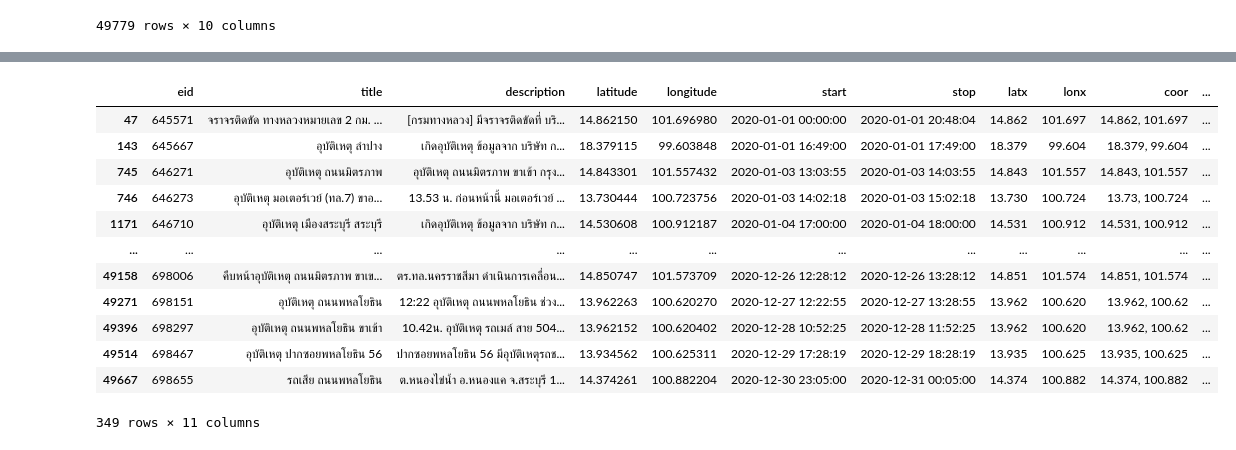
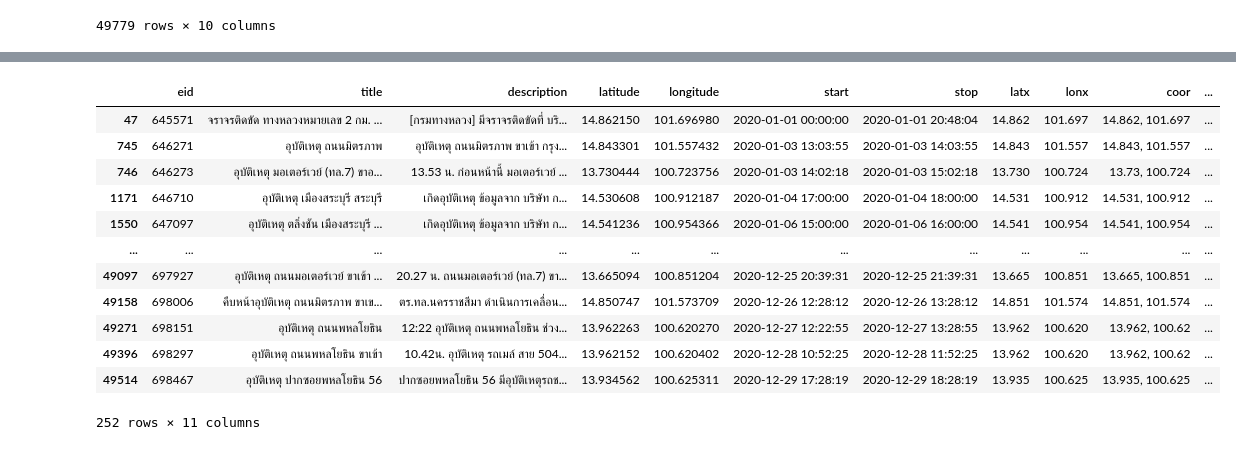
Before and after one commit to Traffic-anomaly-detection/traffic-anomaly-detection, a Jupyter notebook: CleansingData/AccidentWithRoadNo.ipynb, the cells around one changed output, grey strips where cells are left out. Cells and saved outputs as stored; diff of their text form; code cells hidden in the pictures.

```diff
--- a/CleansingData/AccidentWithRoadNo.ipynb
+++ b/CleansingData/AccidentWithRoadNo.ipynb
@@ -130,35 +133,43 @@ list_route_7_d = df_route_7["coord"].to_list()
 list_route_1_u = df_route_1["cooru"].to_list()
 list_route_2_u = df_route_2["cooru"].to_list()
 list_route_7_u = df_route_7["cooru"].to_list()
+list_route_1 = df_route_1["coor"].to_list()
+list_route_2 = df_route_2["coor"].to_list()
+list_route_7 = df_route_7["coor"].to_list()
 # %%
-df_acc_2020["road_number"] = df_acc_2020["coor"].apply(lambda x: 1 if x in list_route_1_d else(
-    2 if x in list_route_2_d else (7 if x in list_route_7_d else 0)))
-df_acc_2020 = df_acc_2020[df_acc_2020["road_number"] != 0]
-df_acc_2020
+# df_acc_2020["road_number"] = df_acc_2020["coor"].apply(lambda x: 1 if x in list_route_1_d else(
+#     2 if x in list_route_2_d else (7 if x in list_route_7_d else 0)))
+# df_acc_2020 = df_acc_2020[df_acc_2020["road_number"] != 0]
+# df_acc_2020
 # %%
-df_acc_2020["road_number"] = df_acc_2020["coor"].apply(lambda x: 1 if x in list_route_1_d or x in list_route_1_u else(
-    2 if x in list_route_2_d or x in list_route_2_u else (7 if x in list_route_7_d or x in list_route_7_u else 0)))
-df_acc_2020 = df_acc_2020[df_acc_2020["road_number"] != 0]
-df_acc_2020
+# df_acc_2020["road_number"] = df_acc_2020["coor"].apply(lambda x: 1 if x in list_route_1_d or x in list_route_1_u else(
+#     2 if x in list_route_2_d or x in list_route_2_u else (7 if x in list_route_7_d or x in list_route_7_u else 0)))
+# df_acc_2020 = df_acc_2020[df_acc_2020["road_number"] != 0]
+# df_acc_2020
-# %% [output]
-|  | ﻿eid | title | description | latitude | longitude | start | stop | latx | lonx | coor | ... |
-| 47 | 645571 | จราจรติดขัด ทางหลวงหมายเลข 2 กม. ... | [กรมทางหลวง] มีจราจรติดขัดที่ บริ... | 14.862150 | 101.696980 | 2020-01-01 00:00:00 | 2020-01-01 20:48:04 | 14.862 | 101.697 | 14.862, 101.697 | ... |
-| 143 | 645667 | อุบัติเหตุ ลำปาง | เกิดอุบัติเหตุ ข้อมูลจาก บริษัท ก... | 18.379115 | 99.603848 | 2020-01-01 16:49:00 | 2020-01-01 17:49:00 | 18.379 | 99.604 | 18.379, 99.604 | ... |
-| 745 | 646271 | อุบัติเหตุ ถนนมิตรภาพ | อุบัติเหตุ ถนนมิตรภาพ ขาเข้า กรุง... | 14.843301 | 101.557432 | 2020-01-03 13:03:55 | 2020-01-03 14:03:55 | 14.843 | 101.557 | 14.843, 101.557 | ... |
-| 746 | 646273 | อุบัติเหตุ มอเตอร์เวย์ (ทล.7) ขาอ... | 13.53 น. ก่อนหน้านี้ มอเตอร์เวย์ ... | 13.730444 | 100.723756 | 2020-01-03 14:02:18 | 2020-01-03 15:02:18 | 13.730 | 100.724 | 13.73, 100.724 | ... |
-| 1171 | 646710 | อุบัติเหตุ เมืองสระบุรี สระบุรี | เกิดอุบัติเหตุ ข้อมูลจาก บริษัท ก... | 14.530608 | 100.912187 | 2020-01-04 17:00:00 | 2020-01-04 18:00:00 | 14.531 | 100.912 | 14.531, 100.912 | ... |
-| ... | ... | ... | ... | ... | ... | ... | ... | ... | ... | ... | ... |
-| 49158 | 698006 | คืบหน้าอุบัติเหตุ ถนนมิตรภาพ ขาเข... | ตร.ทล.นครราชสีมา ดำเนินการเคลื่อน... | 14.850747 | 101.573709 | 2020-12-26 12:28:12 | 2020-12-26 13:28:12 | 14.851 | 101.574 | 14.851, 101.574 | ... |
-| 49271 | 698151 | อุบัติเหตุ ถนนพหลโยธิน | 12:22 อุบัติเหตุ ถนนพหลโยธิน ช่วง... | 13.962263 | 100.620270 | 2020-12-27 12:22:55 | 2020-12-27 13:28:55 | 13.962 | 100.620 | 13.962, 100.62 | ... |
-| 49396 | 698297 | อุบัติเหตุ ถนนพหลโยธิน ขาเข้า | 10.42น. อุบัติเหตุ รถเมล์ สาย 504... | 13.962152 | 100.620402 | 2020-12-28 10:52:25 | 2020-12-28 11:52:25 | 13.962 | 100.620 | 13.962, 100.62 | ... |
-| 49514 | 698467 | อุบัติเหตุ ปากซอยพหลโยธิน 56 | ปากซอยพหลโยธิน 56 มีอุบัติเหตุรถช... | 13.934562 | 100.625311 | 2020-12-29 17:28:19 | 2020-12-29 18:28:19 | 13.935 | 100.625 | 13.935, 100.625 | ... |
-| 49667 | 698655 | รถเสีย ถนนพหลโยธิน | ต.หนองไข่น้ำ อ.หนองแค จ.สระบุรี 1... | 14.374261 | 100.882204 | 2020-12-30 23:05:00 | 2020-12-31 00:05:00 | 14.374 | 100.882 | 14.374, 100.882 | ... |
-349 rows × 11 columns
 # %%
-df_acc_2020["road_number"] = df_acc_2020["coor"].apply(lambda x: 1 if x in list_route_1_u else(
-    2 if x in list_route_2_u else (7 if x in list_route_7_u else 0)))
-df_acc_2020 = df_acc_2020[df_acc_2020["road_number"] != 0]
-df_acc_2020
+# df_acc_2020["road_number"] = df_acc_2020["coor"].apply(lambda x: 1 if x in list_route_1_u else(
+#     2 if x in list_route_2_u else (7 if x in list_route_7_u else 0)))
+# df_acc_2020 = df_acc_2020[df_acc_2020["road_number"] != 0]
+# df_acc_2020
+# %%
+df_acc_2020["road_number"] = df_acc_2020["coor"].apply(lambda x: 1 if x in list_route_1 else(
+    2 if x in list_route_2 else (7 if x in list_route_7 else 0)))
+df_acc_2020 = df_acc_2020[df_acc_2020["road_number"] != 0]
+df_acc_2020
+# %% [output]
+|  | ﻿eid | title | description | latitude | longitude | start | stop | latx | lonx | coor | ... |
+| 47 | 645571 | จราจรติดขัด ทางหลวงหมายเลข 2 กม. ... | [กรมทางหลวง] มีจราจรติดขัดที่ บริ... | 14.862150 | 101.696980 | 2020-01-01 00:00:00 | 2020-01-01 20:48:04 | 14.862 | 101.697 | 14.862, 101.697 | ... |
+| 745 | 646271 | อุบัติเหตุ ถนนมิตรภาพ | อุบัติเหตุ ถนนมิตรภาพ ขาเข้า กรุง... | 14.843301 | 101.557432 | 2020-01-03 13:03:55 | 2020-01-03 14:03:55 | 14.843 | 101.557 | 14.843, 101.557 | ... |
+| 746 | 646273 | อุบัติเหตุ มอเตอร์เวย์ (ทล.7) ขาอ... | 13.53 น. ก่อนหน้านี้ มอเตอร์เวย์ ... | 13.730444 | 100.723756 | 2020-01-03 14:02:18 | 2020-01-03 15:02:18 | 13.730 | 100.724 | 13.73, 100.724 | ... |
+| 1171 | 646710 | อุบัติเหตุ เมืองสระบุรี สระบุรี | เกิดอุบัติเหตุ ข้อมูลจาก บริษัท ก... | 14.530608 | 100.912187 | 2020-01-04 17:00:00 | 2020-01-04 18:00:00 | 14.531 | 100.912 | 14.531, 100.912 | ... |
+| 1550 | 647097 | อุบัติเหตุ ตลิ่งชัน เมืองสระบุรี ... | เกิดอุบัติเหตุ ข้อมูลจาก บริษัท ก... | 14.541236 | 100.954366 | 2020-01-06 15:00:00 | 2020-01-06 16:00:00 | 14.541 | 100.954 | 14.541, 100.954 | ... |
+| ... | ... | ... | ... | ... | ... | ... | ... | ... | ... | ... | ... |
+| 49097 | 697927 | อุบัติเหตุ ถนนมอเตอร์เวย์ ขาเข้า ... | 20.27 น. ถนนมอเตอร์เวย์ (ทล.7) ขา... | 13.665094 | 100.851204 | 2020-12-25 20:39:31 | 2020-12-25 21:39:31 | 13.665 | 100.851 | 13.665, 100.851 | ... |
+| 49158 | 698006 | คืบหน้าอุบัติเหตุ ถนนมิตรภาพ ขาเข... | ตร.ทล.นครราชสีมา ดำเนินการเคลื่อน... | 14.850747 | 101.573709 | 2020-12-26 12:28:12 | 2020-12-26 13:28:12 | 14.851 | 101.574 | 14.851, 101.574 | ... |
+| 49271 | 698151 | อุบัติเหตุ ถนนพหลโยธิน | 12:22 อุบัติเหตุ ถนนพหลโยธิน ช่วง... | 13.962263 | 100.620270 | 2020-12-27 12:22:55 | 2020-12-27 13:28:55 | 13.962 | 100.620 | 13.962, 100.62 | ... |
+| 49396 | 698297 | อุบัติเหตุ ถนนพหลโยธิน ขาเข้า | 10.42น. อุบัติเหตุ รถเมล์ สาย 504... | 13.962152 | 100.620402 | 2020-12-28 10:52:25 | 2020-12-28 11:52:25 | 13.962 | 100.620 | 13.962, 100.62 | ... |
+| 49514 | 698467 | อุบัติเหตุ ปากซอยพหลโยธิน 56 | ปากซอยพหลโยธิน 56 มีอุบัติเหตุรถช... | 13.934562 | 100.625311 | 2020-12-29 17:28:19 | 2020-12-29 18:28:19 | 13.935 | 100.625 | 13.935, 100.625 | ... |
+252 rows × 11 columns
 # %%
 def mergeKm(data):
     dataframe = df_route[df_route["rd"] == data["road_number"]]
```
Also changed, not shown: parts of 6 cells of this notebook, 14 other files.
